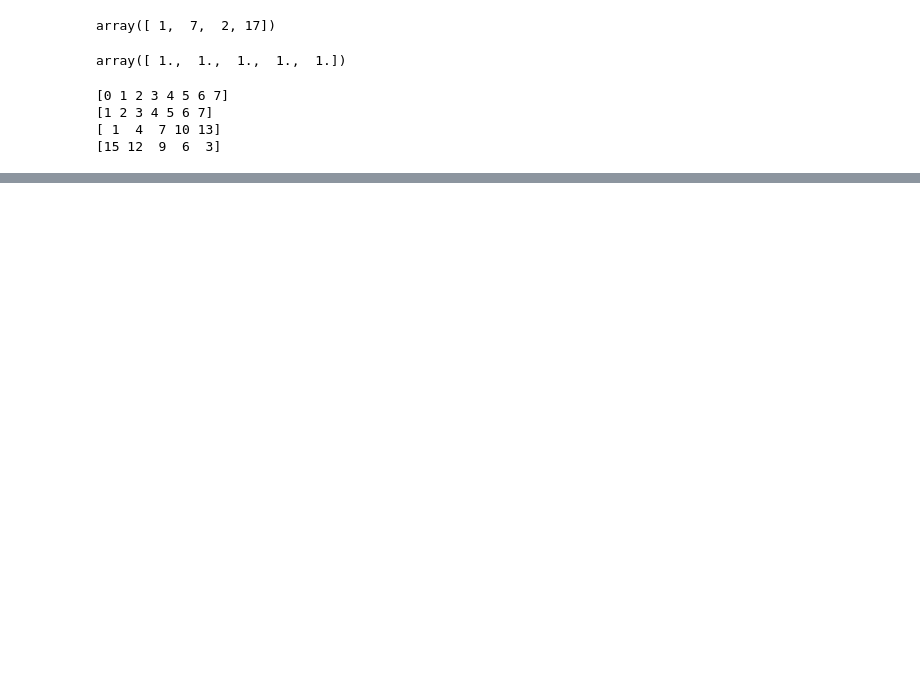
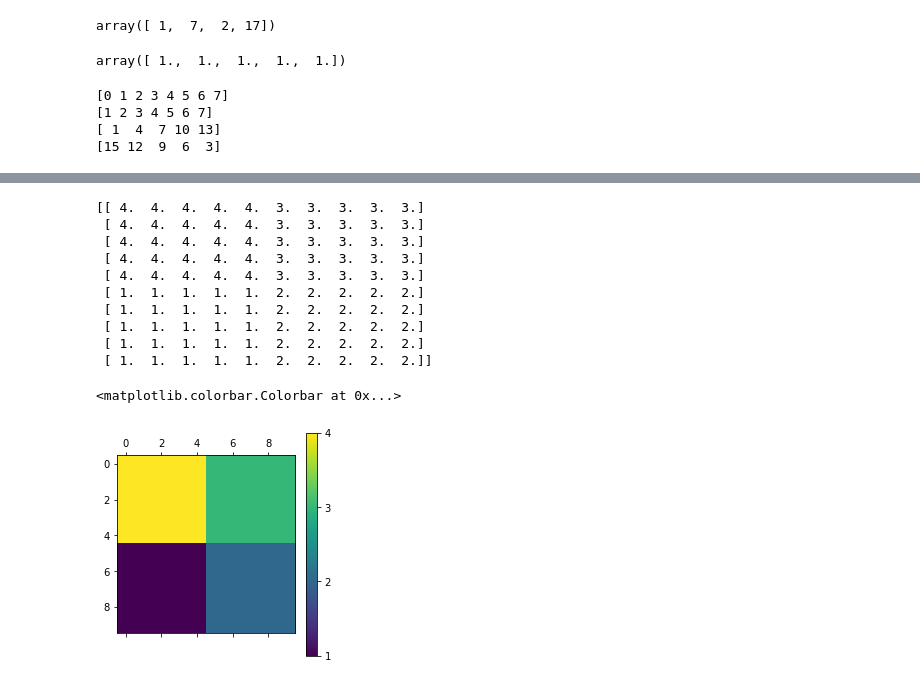
Before and after one commit to kalikrit/jupyter, a Jupyter notebook: np.array, np.arange, slice, plotting.ipynb, the cells around one changed output, grey strips where cells are left out. Cells and saved outputs as stored; diff of their text form; code cells hidden in the pictures; blank space fills up the shorter version.

```diff
--- a/np.array, np.arange, slice, plotting.ipynb
+++ b/np.array, np.arange, slice, plotting.ipynb
@@ -24,0 +145,12 @@ print(np.arange(15,2,-3))
+# %%
+'''
+Now that we talk about the rows and columns of an array, the math-oriented reader may think that arrays are matrices,
+or that one-dimensional arrays are vectors. It is crucial to understand that arrays are not vectors or matrices.
+The multiplication and division of two arrays is term by term.
+'''
+a = np.arange(4,20,4)
+b = np.array([2,2,4,4])
+print('a:', a)
+print('b:', b)
+print('a*b:', a*b)
+print('a/b:', a/b)
@@ -24,0 +222,34 @@ print(np.arange(15,2,-3))
+# %%
+"""
+exercise 3
+
+Create an array of size 10 by 10.
+The upper left-hand quadrant of the array should get the value 4,
+the upper right-hand quadrant the value 3,
+the lower right-hand quadrant the value 2 and
+the lower left-hand quadrant the value 1.
+First create an array of 10 by 10 using the zeros command, then fill each quadrant by specifying the correct index ranges.
+Note that the first index is the row number. The second index runs from left to right.
+Visualize the array using matshow. It should give a red, yellow, light blue and dark blue box (clock-wise starting from upper left) when you use the default jet colormap.
+"""
+x = np.zeros((10,10))
+x[:5,:5] = 4
+x[:5,5:] = 3
+x[5:,5:] = 2
+x[5:,:5] = 1
+print(x)
+plt.matshow(x)
+plt.colorbar(ticks=np.arange(1,5))
+# %% [output]
+[[ 4.  4.  4.  4.  4.  3.  3.  3.  3.  3.]
+ [ 4.  4.  4.  4.  4.  3.  3.  3.  3.  3.]
+ [ 4.  4.  4.  4.  4.  3.  3.  3.  3.  3.]
+ [ 4.  4.  4.  4.  4.  3.  3.  3.  3.  3.]
+ [ 4.  4.  4.  4.  4.  3.  3.  3.  3.  3.]
+ [ 1.  1.  1.  1.  1.  2.  2.  2.  2.  2.]
+ [ 1.  1.  1.  1.  1.  2.  2.  2.  2.  2.]
+ [ 1.  1.  1.  1.  1.  2.  2.  2.  2.  2.]
+ [ 1.  1.  1.  1.  1.  2.  2.  2.  2.  2.]
+ [ 1.  1.  1.  1.  1.  2.  2.  2.  2.  2.]]
+<matplotlib.colorbar.Colorbar at 0x...>
+[figure, added]
```
Also changed, not shown: parts of 19 cells of this notebook.
